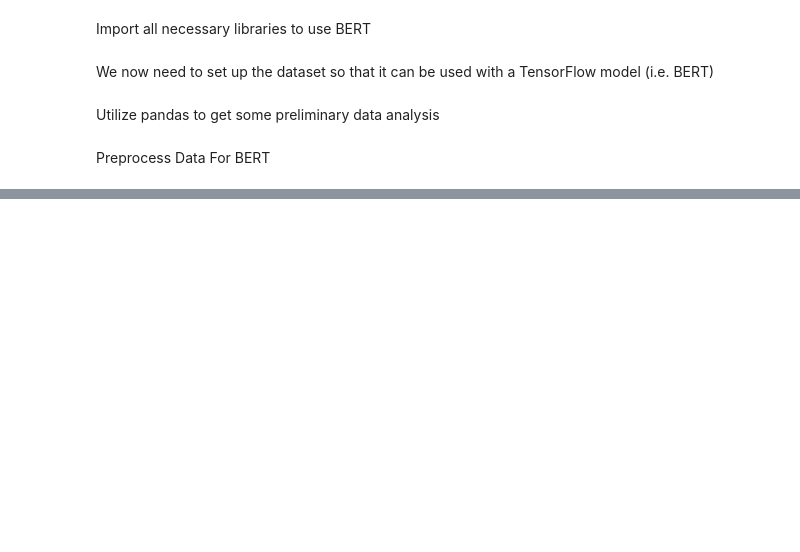
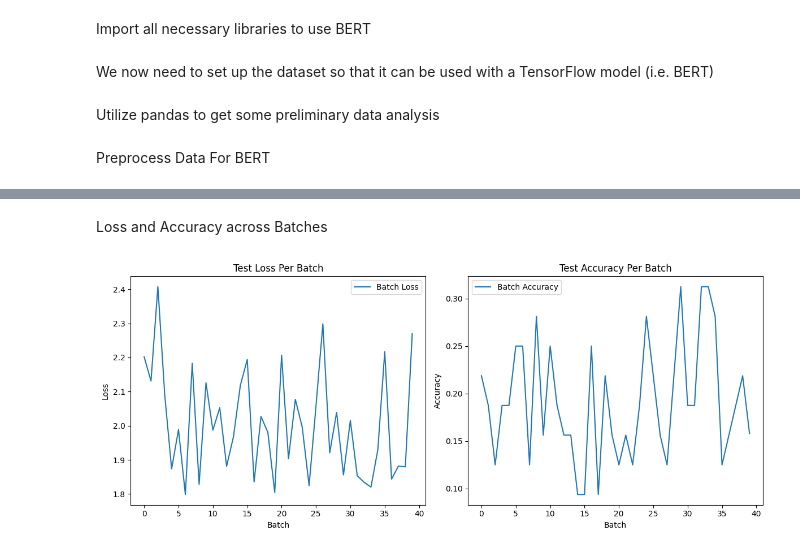
Before and after one commit to AlejandraCastaneda/nlp-final-project, a Jupyter notebook: code/model.ipynb, the cells around one changed output, grey strips where cells are left out. Drawn from its saved outputs; the diff is of its cells as text; code cells hidden in the pictures; blank space fills up the shorter version.

Commit message:
Journal Updates - training and testing

```diff
--- a/code/model.ipynb
+++ b/code/model.ipynb
@@ -221,0 +310,20 @@ CalledProcessError: Command '['python', 'C:\\Users\\alejc\\OneDrive\\Desktop\\CS
+# %%
+from torch import device
+from transformers import BertForSequenceClassification
+
+# Define the device
+device = torch.device("cuda" if torch.cuda.is_available() else "cpu")
+
+# model = BertForSequenceClassification.from_pretrained('bert-base-uncased', num_labels=6)
+# model = model.to(device)
+# %%
+from torch.optim import AdamW
+from torch.utils.data import DataLoader, TensorDataset
+
+# Create DataLoader
+train_dataset = TensorDataset(train_inputs['input_ids'], train_inputs['attention_mask'], train_inputs['labels'])
+test_dataset = TensorDataset(test_inputs['input_ids'], test_inputs['attention_mask'], test_inputs['labels'])
+val_dataset = TensorDataset(val_inputs['input_ids'], val_inputs['attention_mask'], val_inputs['labels'])
+train_loader = DataLoader(train_dataset, batch_size=32, shuffle=True)
+test_loader = DataLoader(test_dataset, batch_size=32, shuffle=True)
+val_loader = DataLoader(val_dataset, batch_size=32)
@@ -221,0 +419,48 @@ CalledProcessError: Command '['python', 'C:\\Users\\alejc\\OneDrive\\Desktop\\CS
+# %% [markdown]
+Loss and Accuracy across Batches
+# %%
+import matplotlib.pyplot as plt
+
+model.eval()  # Set model to evaluation mode
+
+batch_losses = []
+batch_accuracies = []
+
+with torch.no_grad():  # Disable gradient computation for efficiency
+    for batch in test_loader:  # Assume test_loader is set up
+        input_ids, attention_mask, labels = [b.to(device) for b in batch]
+
+        # Forward pass
+        outputs = model(input_ids=input_ids, attention_mask=attention_mask, labels=labels)
+        logits = outputs.logits
+        loss = outputs.loss.item()
+        batch_losses.append(loss)
+
+        # Calculate accuracy for the batch
+        predictions = torch.argmax(logits, dim=1)
+        batch_accuracy = (predictions == labels).sum().item() / labels.size(0)
+        batch_accuracies.append(batch_accuracy)
+
+# Plot loss and accuracy
+plt.figure(figsize=(12, 5))
+
+# Plot loss
+plt.subplot(1, 2, 1)
+plt.plot(batch_losses, label="Batch Loss")
+plt.xlabel("Batch")
+plt.ylabel("Loss")
+plt.title("Test Loss Per Batch")
+plt.legend()
+
+# Plot accuracy
+plt.subplot(1, 2, 2)
+plt.plot(batch_accuracies, label="Batch Accuracy")
+plt.xlabel("Batch")
+plt.ylabel("Accuracy")
+plt.title("Test Accuracy Per Batch")
+plt.legend()
+
+plt.tight_layout()
+plt.show()
+# %% [output]
+[figure, added]
```
Also changed, not shown: parts of 11 cells of this notebook, 1 other file.
